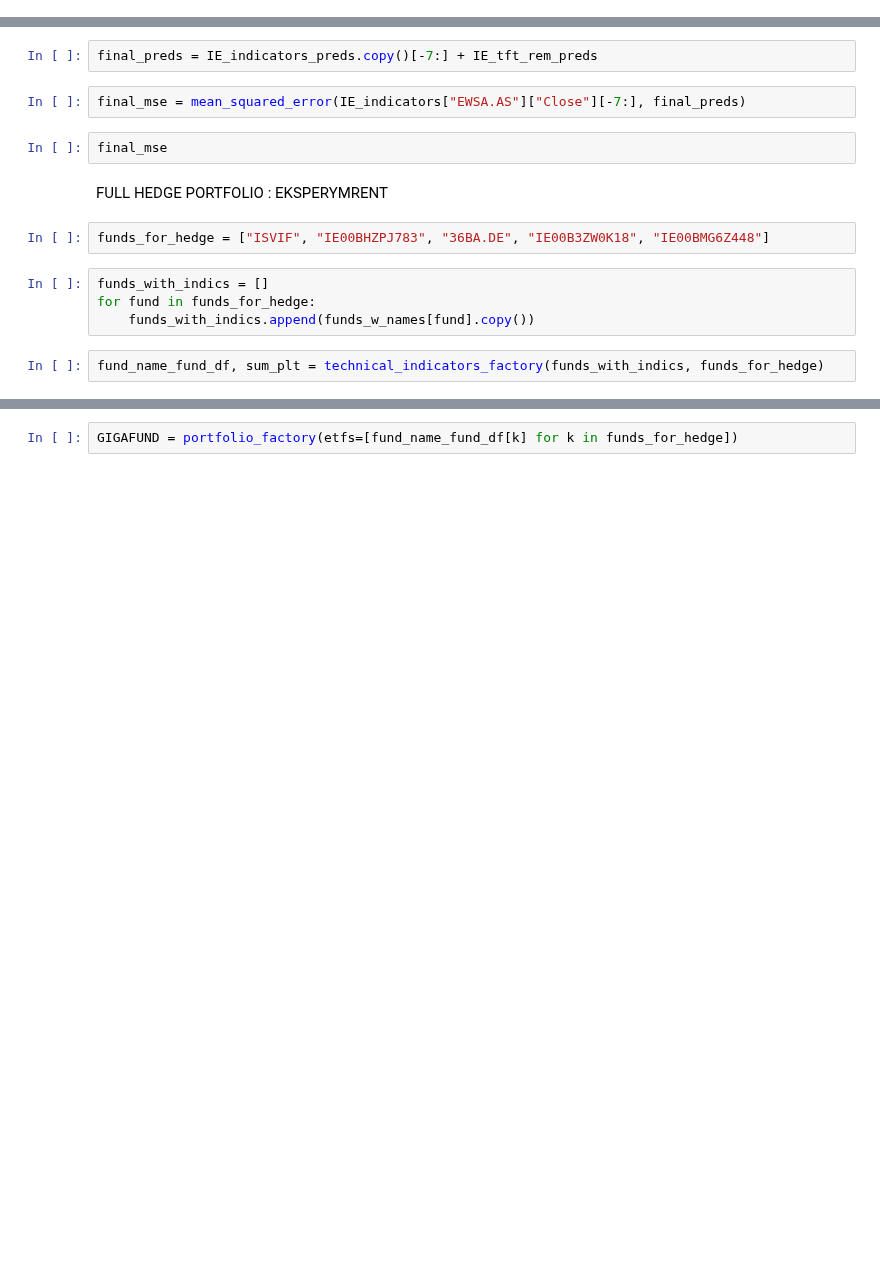
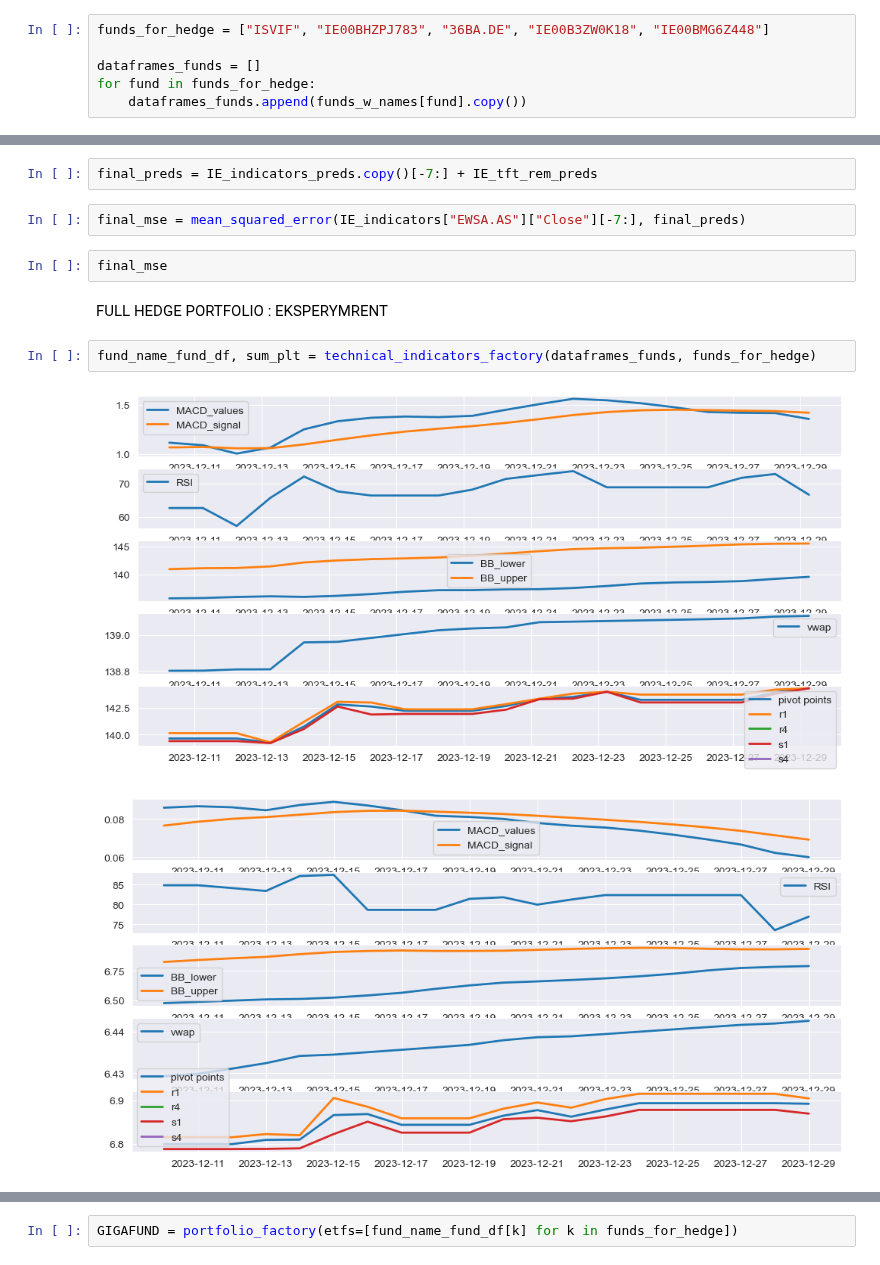
Before and after one commit to akrokosz/HF_Thesis, a Jupyter notebook: main.ipynb, the cells around one changed output, grey strips where cells are left out. Cells and saved outputs as stored; diff of their text form; blank space fills up the shorter version.

```diff
--- a/main.ipynb
+++ b/main.ipynb
@@ -399,6 +401,12 @@ IE_mse, IE_plt = metrics_and_plt(IE, IE_preds, pd.date_range(start="2023-12-01",
 IE_mse
 # %% [markdown]
 ADDING INDICATORS
+# %%
+funds_for_hedge = ["ISVIF", "IE00BHZPJ783", "36BA.DE", "IE00B3ZW0K18", "IE00BMG6Z448"]
+
+dataframes_funds = []
+for fund in funds_for_hedge:
+    dataframes_funds.append(funds_w_names[fund].copy())
 # %%
 IE_indicators, IE_indicators_plt1 = technical_indicators_factory([funds_w_names['EWSA.AS']], ['EWSA.AS'])
 # %%
@@ -450,11 +458,8 @@ final_mse = mean_squared_error(IE_indicators["EWSA.AS"]["Close"][-7:], final_pre
 final_mse
 # %% [markdown]
 FULL HEDGE PORTFOLIO : EKSPERYMRENT
-# %%
-funds_for_hedge = ["ISVIF", "IE00BHZPJ783", "36BA.DE", "IE00B3ZW0K18", "IE00BMG6Z448"]
-# %%
-funds_with_indics = []
-for fund in funds_for_hedge:
-    funds_with_indics.append(funds_w_names[fund].copy())
 # %%
-fund_name_fund_df, sum_plt = technical_indicators_factory(funds_with_indics, funds_for_hedge)
+fund_name_fund_df, sum_plt = technical_indicators_factory(dataframes_funds, funds_for_hedge)
+# %% [output]
+[figure, added]
+[figure, added]
```
Also changed, not shown: parts of 11 cells of this notebook.
